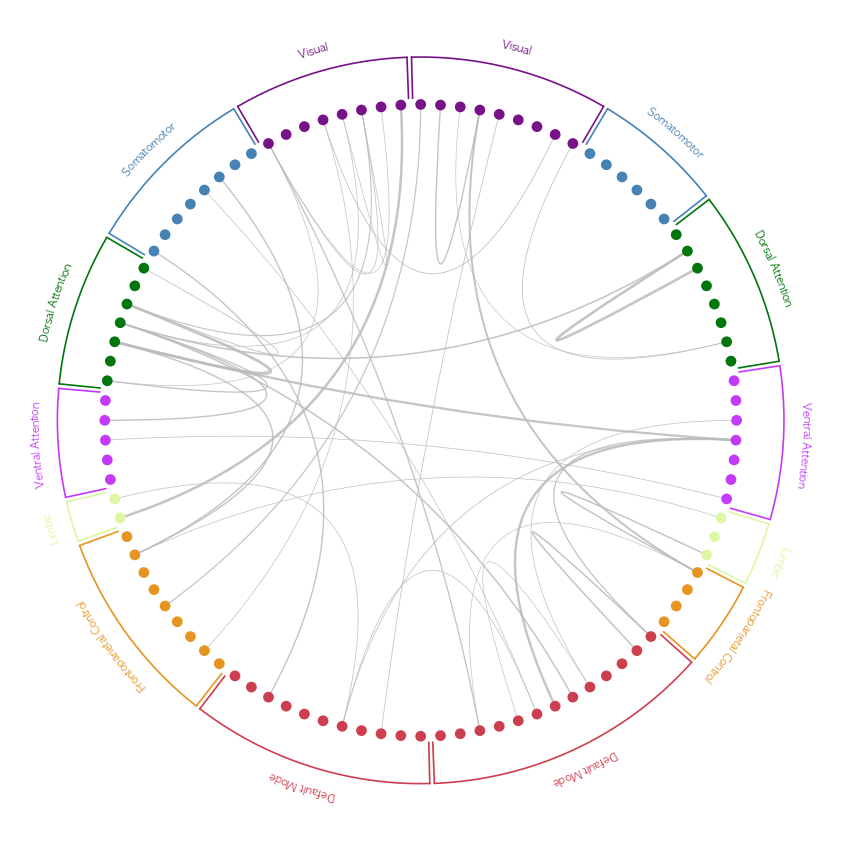
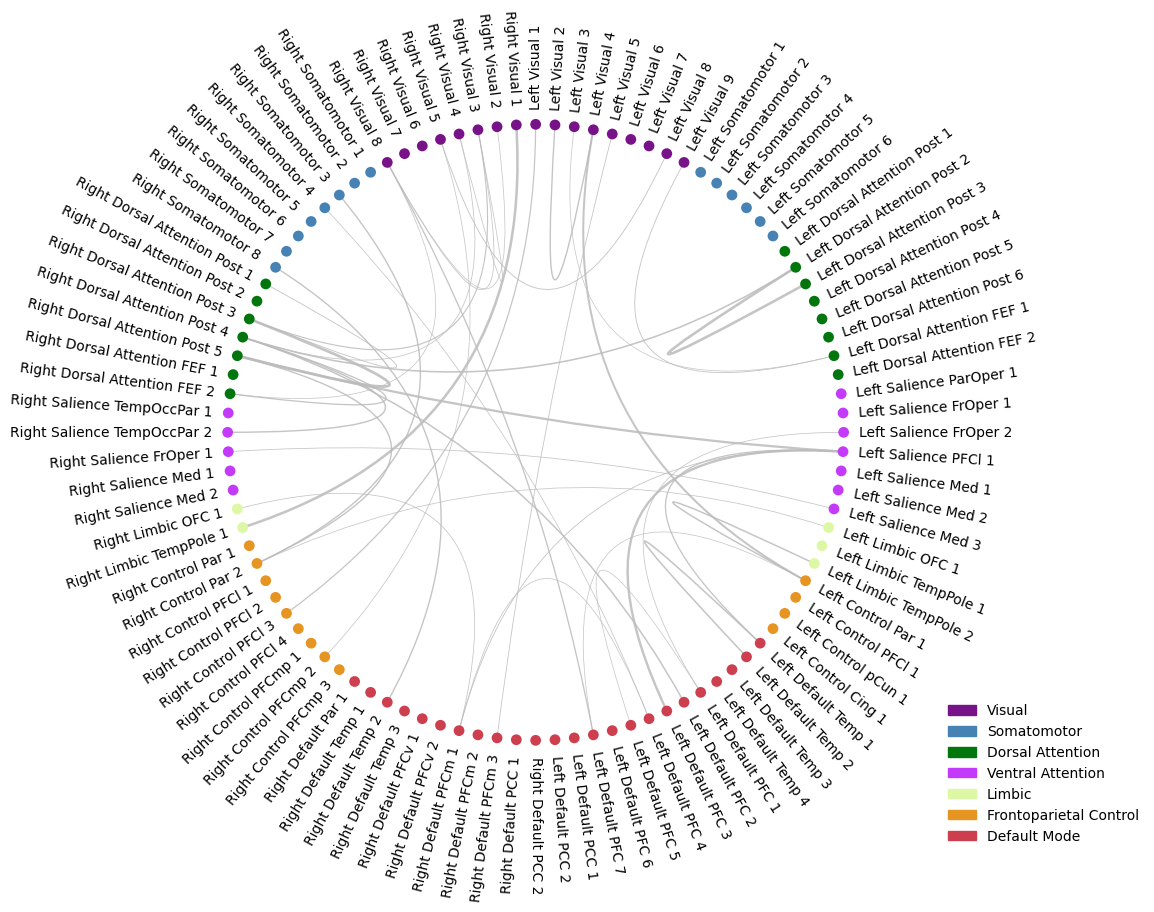
The notebook cell's code change between the first figure and the second:
--- before
+++ after
@@ -1,2 +1,3 @@
-_ = g3.plot(label=False, sec_label='Bracket', edge_color_method="Uniform", edge_color='#BBBBBB', radius=2, sec_label_size=8, sec_label_font='AppleGothic')
+g3.plot(label=True, sec_label='Color', edge_color_method="Uniform", edge_color='#BBBBBB')
+_ = g3.show()
 g3.savegraph('test_graph.png', dpi=500)

Commit: Default value changes test notebook tweaks